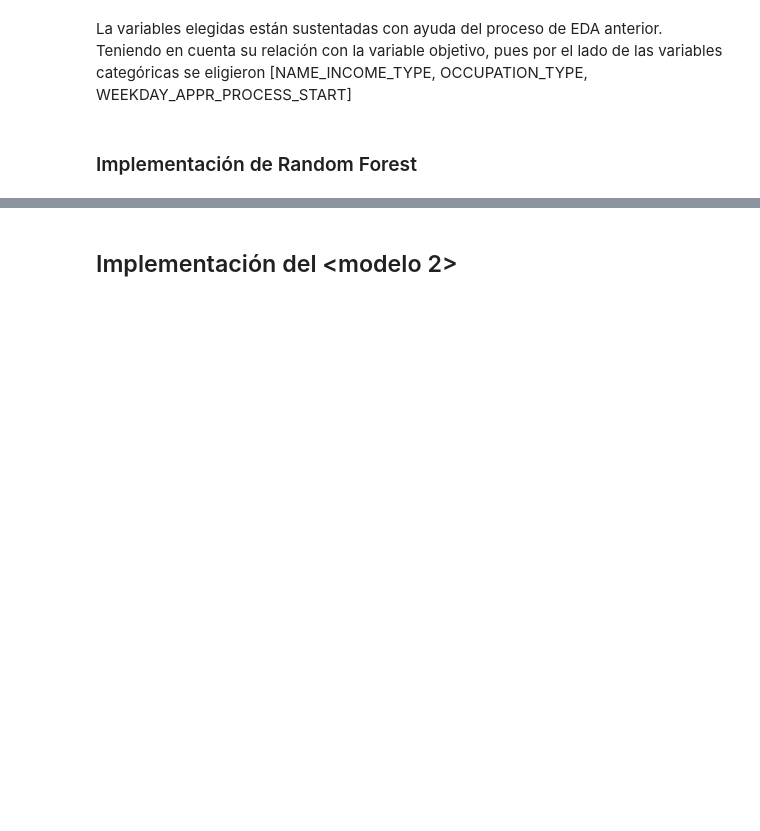
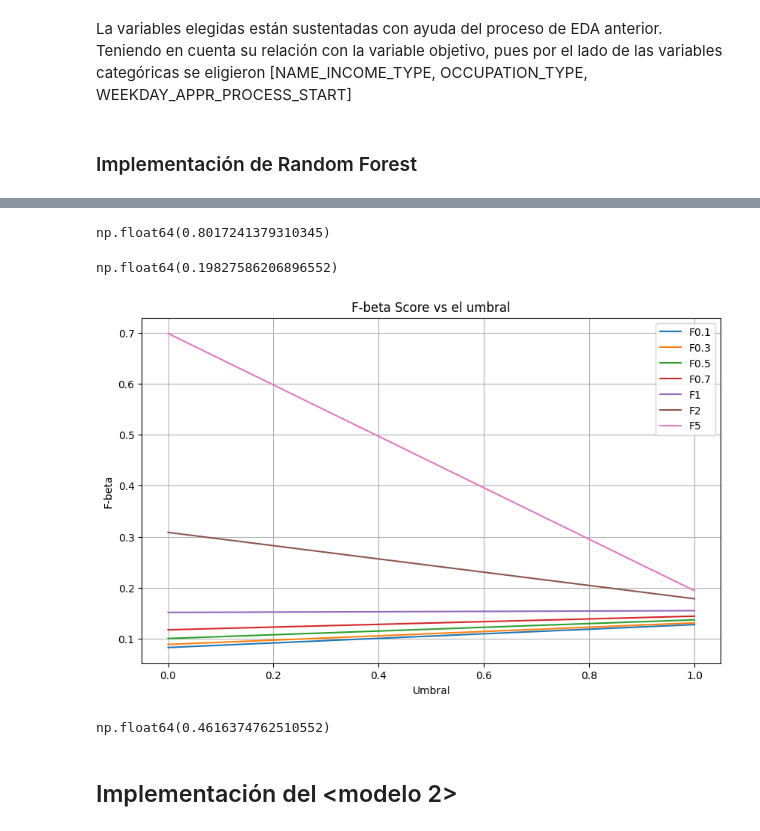
Before and after one commit to lissebas/machine-learning2, a Jupyter notebook: final.ipynb, the cells around one changed output, grey strips where cells are left out. Saved outputs shown, nothing was run; the diff lists cells and outputs as text; code cells hidden in the pictures; blank space fills up the shorter version.

```diff
--- a/final.ipynb
+++ b/final.ipynb
@@ -1367,3 +1374,5 @@ final_df.head()
+# %%
+final_df['TARGET'] = final_df['TARGET'].astype(int)
 # %%
 # Importar librerías necesarias
 from sklearn.model_selection import train_test_split
@@ -1424,9 +1448,9 @@ rf = RandomForestClassifier(random_state=42)
 
 # espacio de búsqueda de hiperparámetros
 param_distributions = {
-    'n_estimators': [100, 200, 300, 500, 1000],  # Número de árboles en el bosque
+    'n_estimators': [50, 100],  # Número de árboles en el bosque
     'max_depth': [10, 20, 30, None],            # Profundidad máxima de los árboles
-    'min_samples_split': [2, 5, 10],            # Número mínimo de muestras necesarias para dividir un nodo
+    'min_samples_split': [2, 5, 7],            # Número mínimo de muestras necesarias para dividir un nodo
     'min_samples_leaf': [1, 2, 4],              # Número mínimo de muestras necesarias en un nodo hoja
     'max_features': ['sqrt', 'log2', None],     # Número de características a considerar en cada división
     'bootstrap': [True, False]                  # Si se utiliza bootstrap para muestrear los datos
@@ -1435,9 +1459,9 @@ param_distributions = {
 random_search = RandomizedSearchCV(
     estimator=rf,
     param_distributions=param_distributions,
-    n_iter=10,  # Número de combinaciones a probar
+    n_iter=3,  # Número de combinaciones a probar
     scoring='roc_auc',  # Métrica para evaluar
-    cv=3,  # Número de pliegues de validación cruzada
+    cv=2,  # Número de pliegues de validación cruzada
     verbose=2,  # Imprimir información detallada del progreso
     random_state=42,  # Para reproducibilidad
     n_jobs=-1  # Usar todos los núcleos disponibles
@@ -1451,3 +1484,21 @@ best_rf = random_search.best_estimator_
+# %%
+y_pred = best_rf.predict(X_test)
+# %%
+FNR(y_test, y_pred)
+# %% [output]
+np.float64(0.8017241379310345)
+# %%
+Recall(y_test, y_pred)
+# %% [output]
+np.float64(0.19827586206896552)
+# %%
+fbeta(y_test, y_pred, beta_values=betas)
+# %% [output]
+[figure, added]
+# %%
+BER(y_test, y_pred)
+# %% [output]
+np.float64(0.4616374762510552)
 # %% [markdown]
 ## Implementación del <modelo 2>
 # %% [markdown]
```
Also changed, not shown: parts of 6 cells of this notebook.
